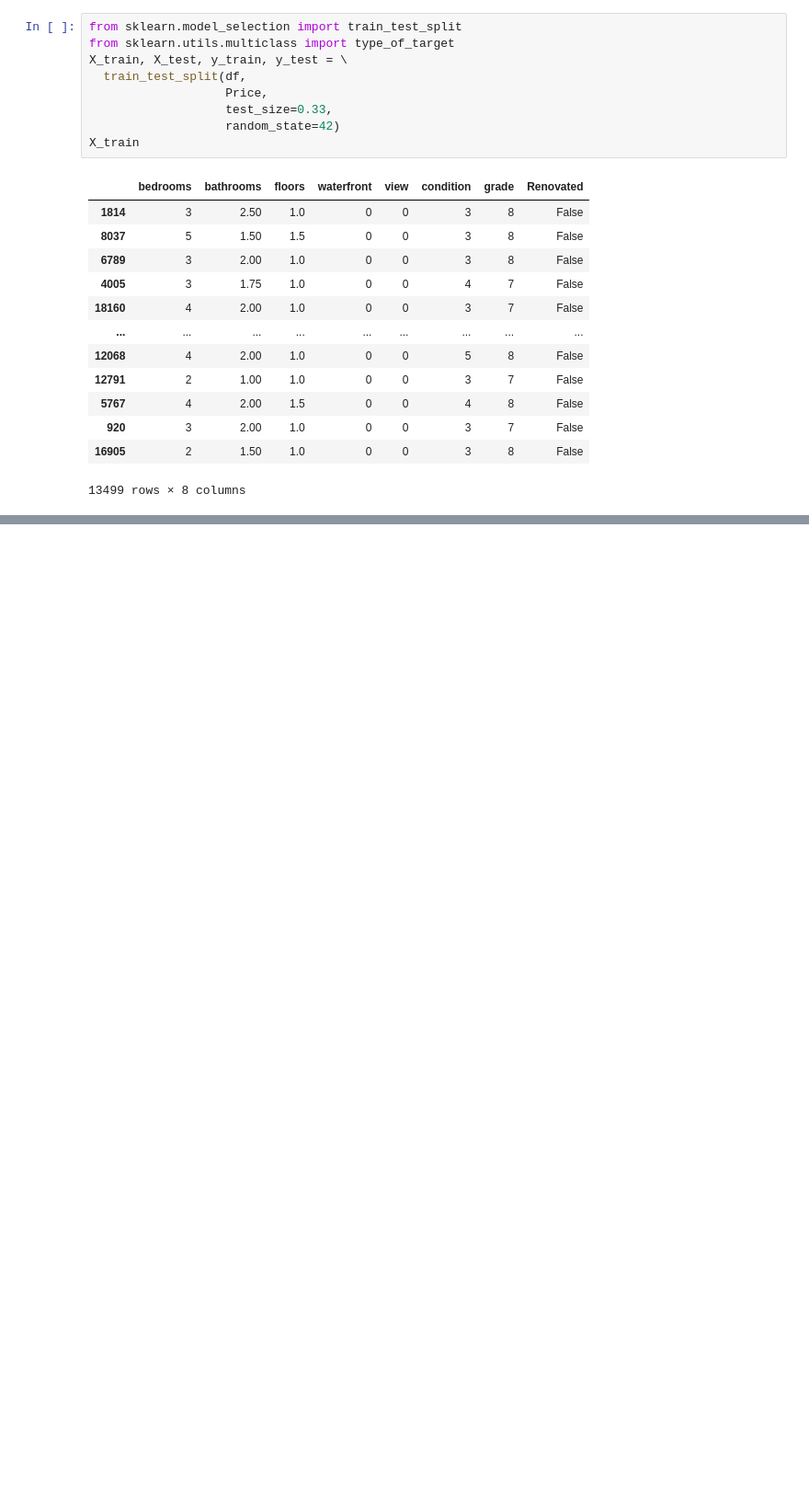
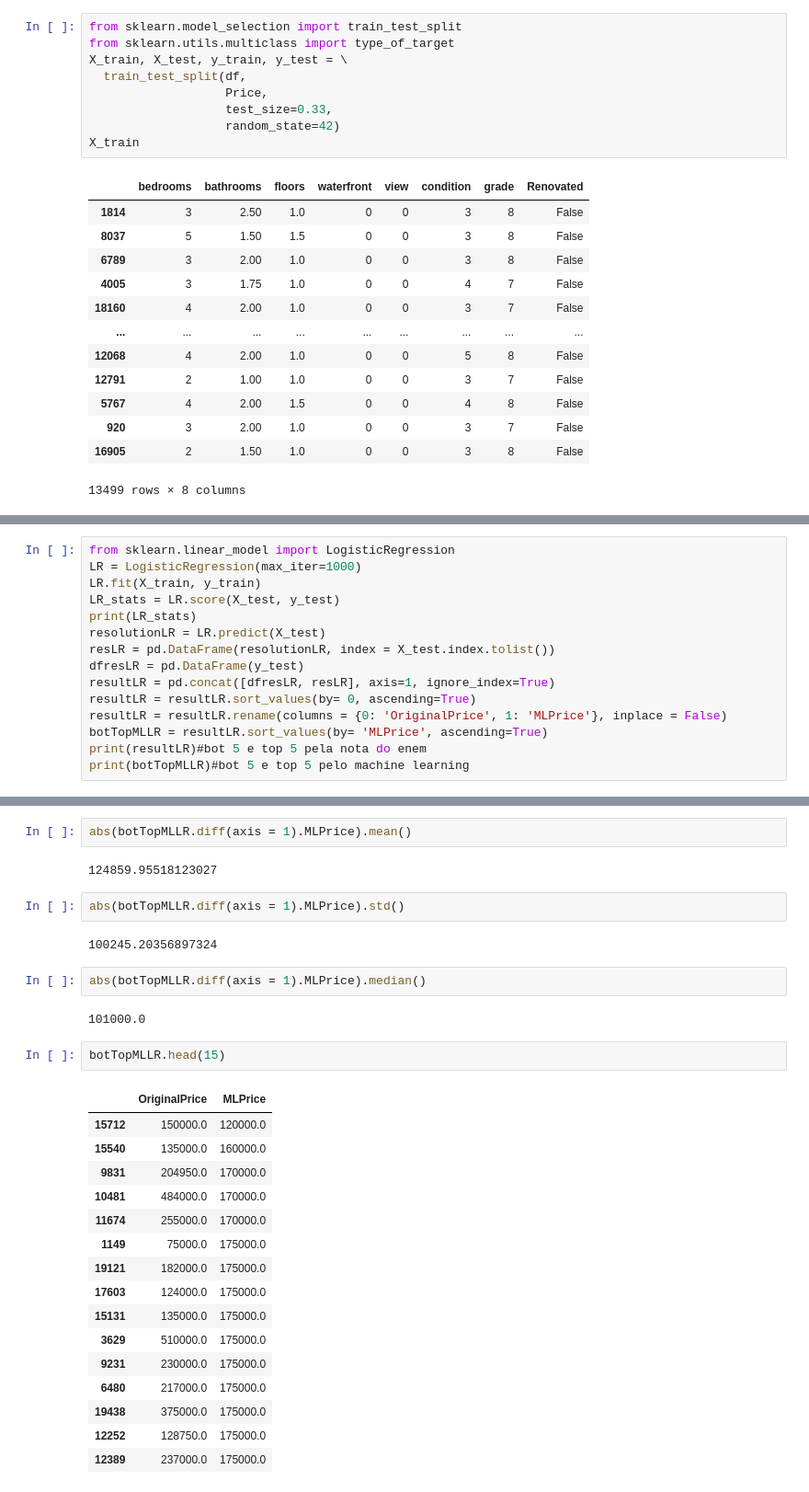
Before and after one commit to Ronan-Castro/KingCounty_House, a Jupyter notebook: Execução/Insights_Terceira_Parte.ipynb, the cells around one changed output, grey strips where cells are left out. Shown: that part at 92% size. Drawn from its saved outputs; the diff is of its cells as text; blank space fills up the shorter version.

```diff
--- a/Execução/Insights_Terceira_Parte.ipynb
+++ b/Execução/Insights_Terceira_Parte.ipynb
@@ -881 +208,16 @@ botTopML.head(1000)
 1000 rows × 2 columns
+# %%
+from sklearn.linear_model import LogisticRegression
+LR = LogisticRegression(max_iter=1000)
+LR.fit(X_train, y_train)
+LR_stats = LR.score(X_test, y_test)
+print(LR_stats)
+resolutionLR = LR.predict(X_test)
+resLR = pd.DataFrame(resolutionLR, index = X_test.index.tolist())
+dfresLR = pd.DataFrame(y_test)
+resultLR = pd.concat([dfresLR, resLR], axis=1, ignore_index=True)
+resultLR = resultLR.sort_values(by= 0, ascending=True)
+resultLR = resultLR.rename(columns = {0: 'OriginalPrice', 1: 'MLPrice'}, inplace = False)
+botTopMLLR = resultLR.sort_values(by= 'MLPrice', ascending=True)
+print(resultLR)#bot 5 e top 5 pela nota do enem
+print(botTopMLLR)#bot 5 e top 5 pelo machine learning
@@ -881,0 +249,31 @@ botTopML.head(1000)
+# %%
+abs(botTopMLLR.diff(axis = 1).MLPrice).mean()
+# %% [output]
+124859.95518123027
+# %%
+abs(botTopMLLR.diff(axis = 1).MLPrice).std()
+# %% [output]
+100245.20356897324
+# %%
+abs(botTopMLLR.diff(axis = 1).MLPrice).median()
+# %% [output]
+101000.0
+# %%
+botTopMLLR.head(15)
+# %% [output]
+|  | OriginalPrice | MLPrice |
+| 15712 | 150000.0 | 120000.0 |
+| 15540 | 135000.0 | 160000.0 |
+| 9831 | 204950.0 | 170000.0 |
+| 10481 | 484000.0 | 170000.0 |
+| 11674 | 255000.0 | 170000.0 |
+| 1149 | 75000.0 | 175000.0 |
+| 19121 | 182000.0 | 175000.0 |
+| 17603 | 124000.0 | 175000.0 |
+| 15131 | 135000.0 | 175000.0 |
+| 3629 | 510000.0 | 175000.0 |
+| 9231 | 230000.0 | 175000.0 |
+| 6480 | 217000.0 | 175000.0 |
+| 19438 | 375000.0 | 175000.0 |
+| 12252 | 128750.0 | 175000.0 |
+| 12389 | 237000.0 | 175000.0 |
```
Also changed, not shown: parts of 91 cells of this notebook.
